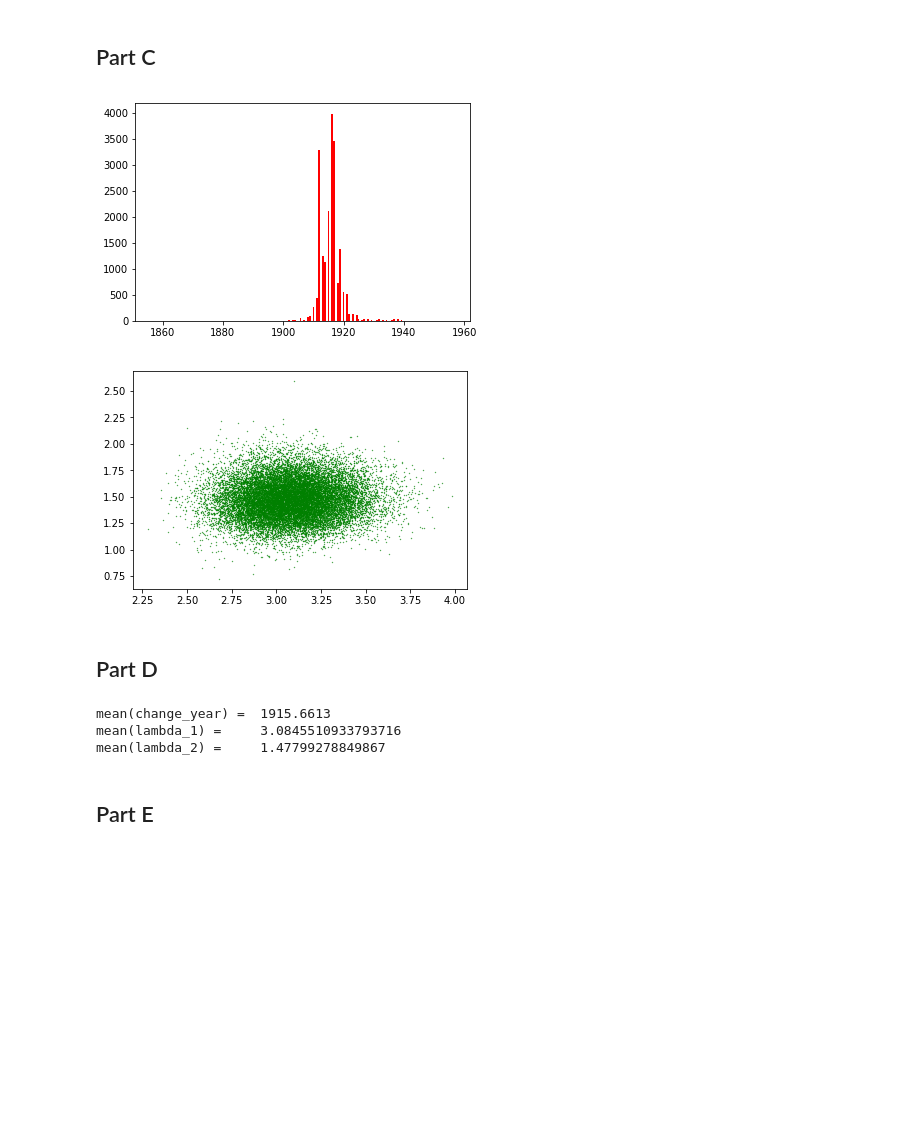
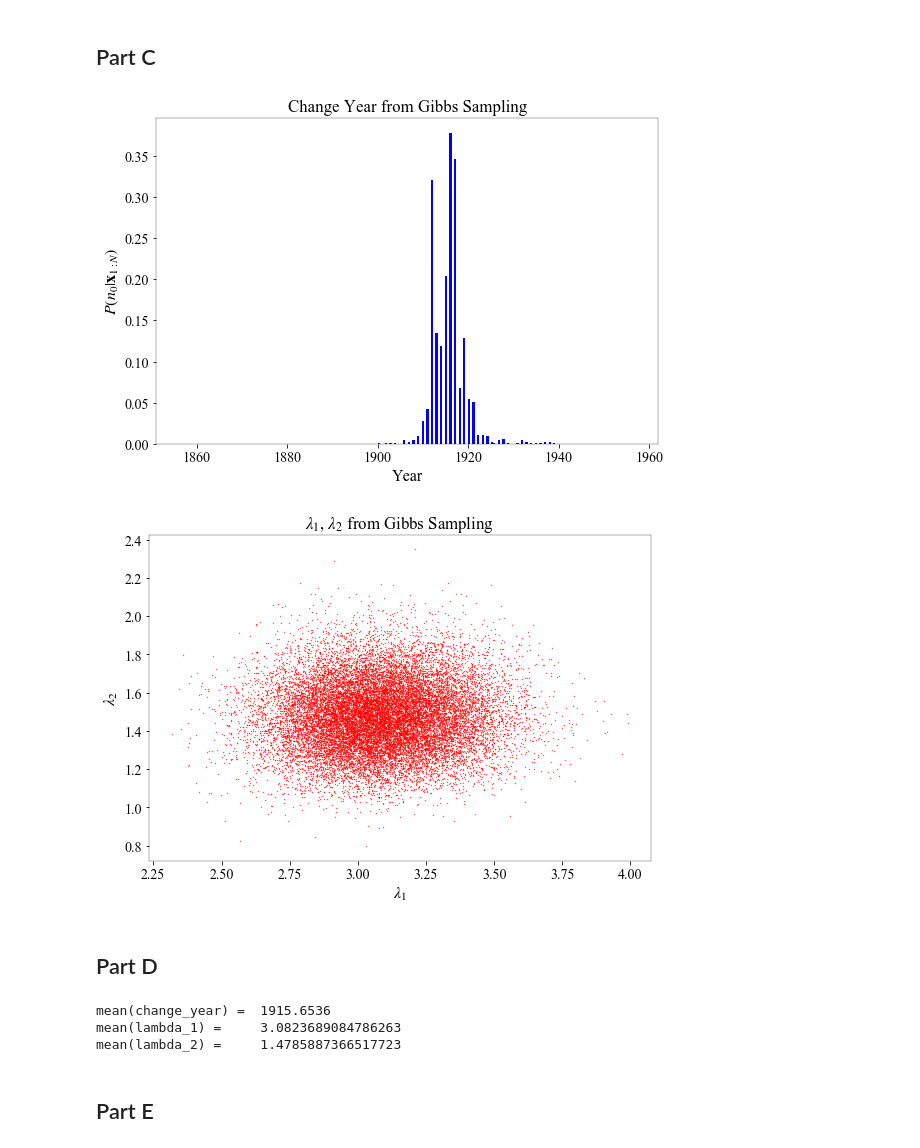
Before and after one commit to ADLeonelli/phys139-final, a Jupyter notebook: phys139_final/phys139_final.ipynb, the cells around one changed output. Cells and saved outputs as stored; diff of their text form; code cells hidden in the pictures; blank space fills up the shorter version.

Commit message:
Plots and error.

```diff
--- a/phys139_final/phys139_final.ipynb
+++ b/phys139_final/phys139_final.ipynb
@@ -9,6 +10,19 @@ import numpy as np
 import pandas as pd
 
 %matplotlib inline
+# %%
+# Plot formatting
+font = dict(family='Times New Roman',
+            weight='normal',
+            size=20)
+rc('font', **font)
+rcParams['figure.figsize'] = 9, 6
+rcParams['mathtext.fontset'] = 'stix'
+rcParams['font.size'] = 14
+rcParams['font.weight'] = 'normal'
+rcParams['axes.linewidth'] = 0.3
+rcParams['axes.labelsize'] = 16
+rcParams['lines.linewidth'] = 1
 # %% [markdown]
 ## Part 2A
 
@@ -174,16 +186,26 @@ def metropolis(steps, data):
 # %%
-l1, l2, change_year = gibbs(int(2e4), data)
+steps = int(2e4)
+l1, l2, change_year = gibbs(steps, data)
 # %% [markdown]
 ## Part C
 # %%
-plt.hist(change_year, 100, color='red', label='$n_0$')
+plt.hist(change_year, 100, color='b', label='$n_0$', density=True)
 plt.xlim(1851, 1962)
+plt.xlabel('Year')
+plt.ylabel('$P(n_0|\mathbf{x}_{1:N})$')
+plt.title('Change Year from Gibbs Sampling')
+#plt.savefig('gibbs_hist', dpi=300)
 plt.show()
-plt.scatter(l1, l2, color='green', s=0.1)
+
+plt.scatter(l1, l2, color='r', s=0.1)
+plt.xlabel('$\lambda_1$')
+plt.ylabel('$\lambda_2$')
+plt.title('$\lambda_1$, $\lambda_2$ from Gibbs Sampling')
+#plt.savefig('gibbs_scatter', dpi=300)
 plt.show()
 # %% [output]
-[figure, old version]
+[figure, new version]
-[figure, old version]
+[figure, new version]
 # %% [markdown]
 ## Part D
 # %%
@@ -191,9 +213,9 @@ print('mean(change_year) = ', np.mean(change_year))
 print('mean(lambda_1) =    ', np.mean(l1))
 print('mean(lambda_2) =    ', np.mean(l2))
 # %% [output]
-mean(change_year) =  1915.6613
-mean(lambda_1) =     3.0845510933793716
-mean(lambda_2) =     1.47799278849867
+mean(change_year) =  1915.6536
+mean(lambda_1) =     3.0823689084786263
+mean(lambda_2) =     1.4785887366517723
 # %% [markdown]
 ## Part E
 # %%
```
Also changed, not shown: parts of 15 cells of this notebook, 5 other files.
